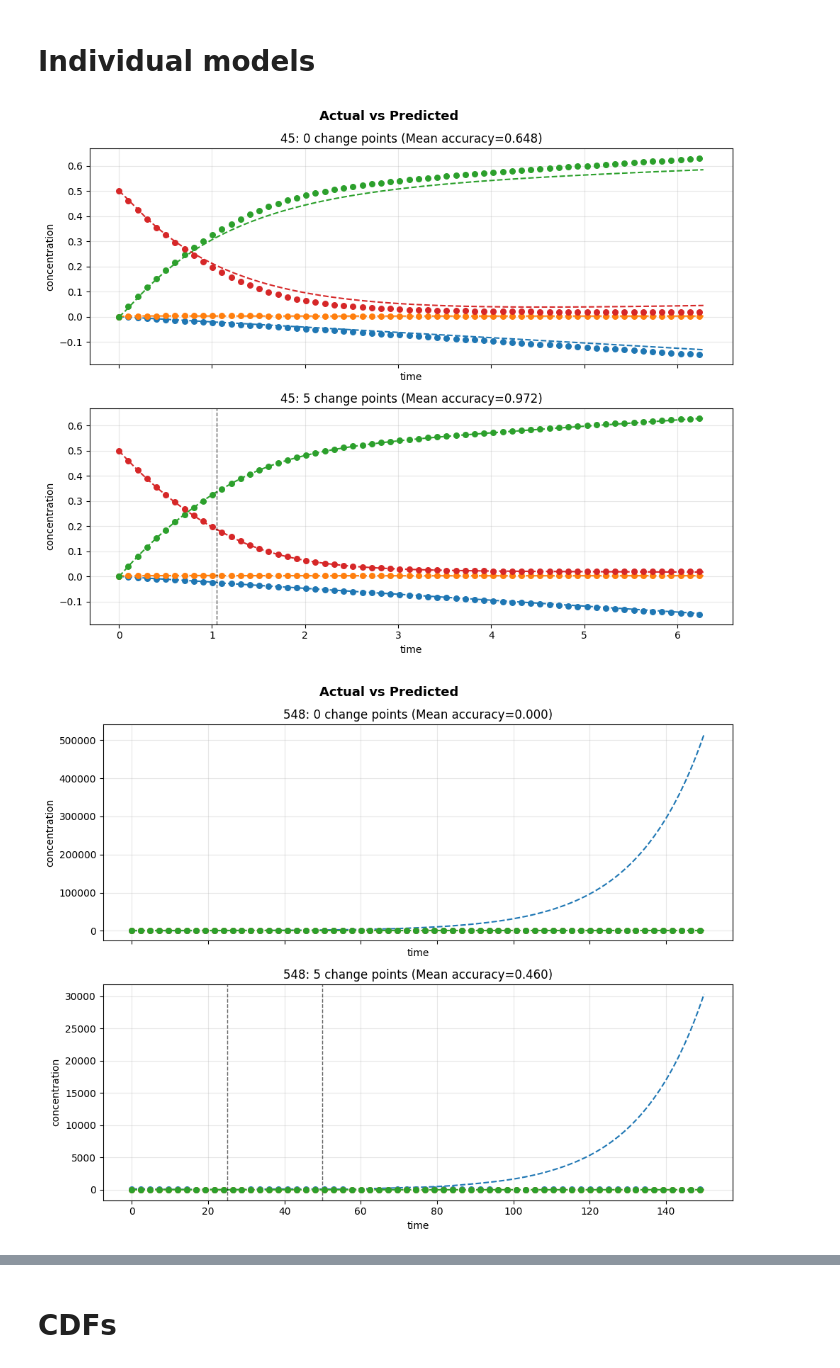
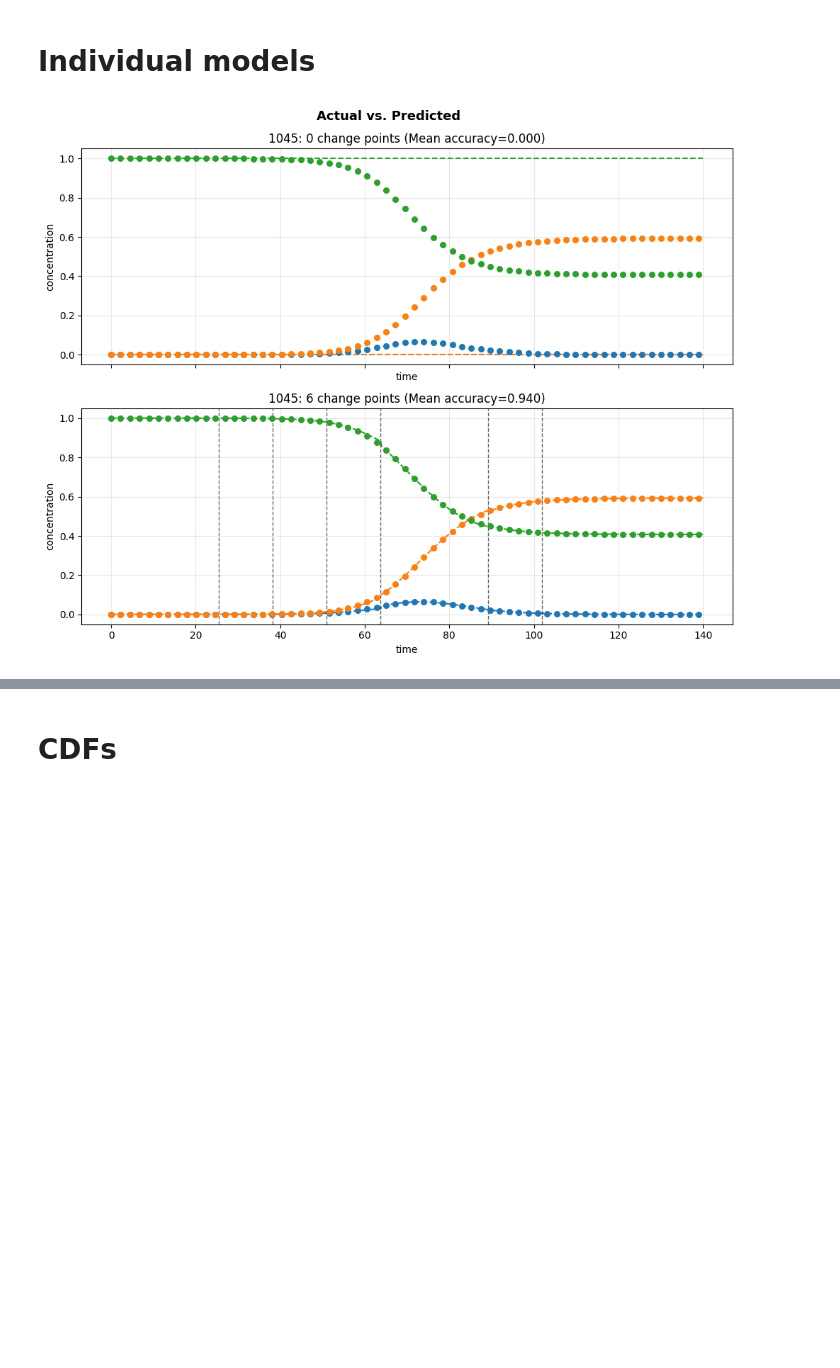
Before and after one commit to ModelEngineering/linearity_analysis, a Jupyter notebook: notebooks/piecewise_predictions.ipynb, the cells around one changed output, grey strips where cells are left out. Drawn from its saved outputs; the diff is of its cells as text; code cells hidden in the pictures; blank space fills up the shorter version.

Commit message:
Refined piecewise prediction plots

```diff
--- a/notebooks/piecewise_predictions.ipynb
+++ b/notebooks/piecewise_predictions.ipynb
@@ -18,17 +18,17 @@ from src.system_discovery_changepoint_detector import SystemDiscoveryChangepoint
 # %% [markdown]
 # Individual models
 # %%
-for model_num in [45, 548, 551, 1045]:
+#for model_num in [45, 548, 551, 1045]:
+for model_num in [1045]:
     model = Model.makeBiomodel(model_num=model_num)
     timecourse = Timecourse(model, num_point =1000)
     df = timecourse.timecourse_df
     try:
-        psd = PiecewiseSystemDiscovery(df, max_changepoint=5, min_segment_length=30,
+        psd = PiecewiseSystemDiscovery(df, max_changepoint=10, min_segment_length=30,
                                         max_fractional_reduction=0.01, model_name=str(model_num))
         psd.fit()
         result = psd.plotPiecewise(legend=False, num_true_point=60)
     except Exception as e:
         print(f"Could not process {model_num}: {e}")
 # %% [output]
-[figure, old version]
+[figure, new version]
-[figure, removed]
```
Also changed, not shown: parts of 6 cells of this notebook, 9 other files.
